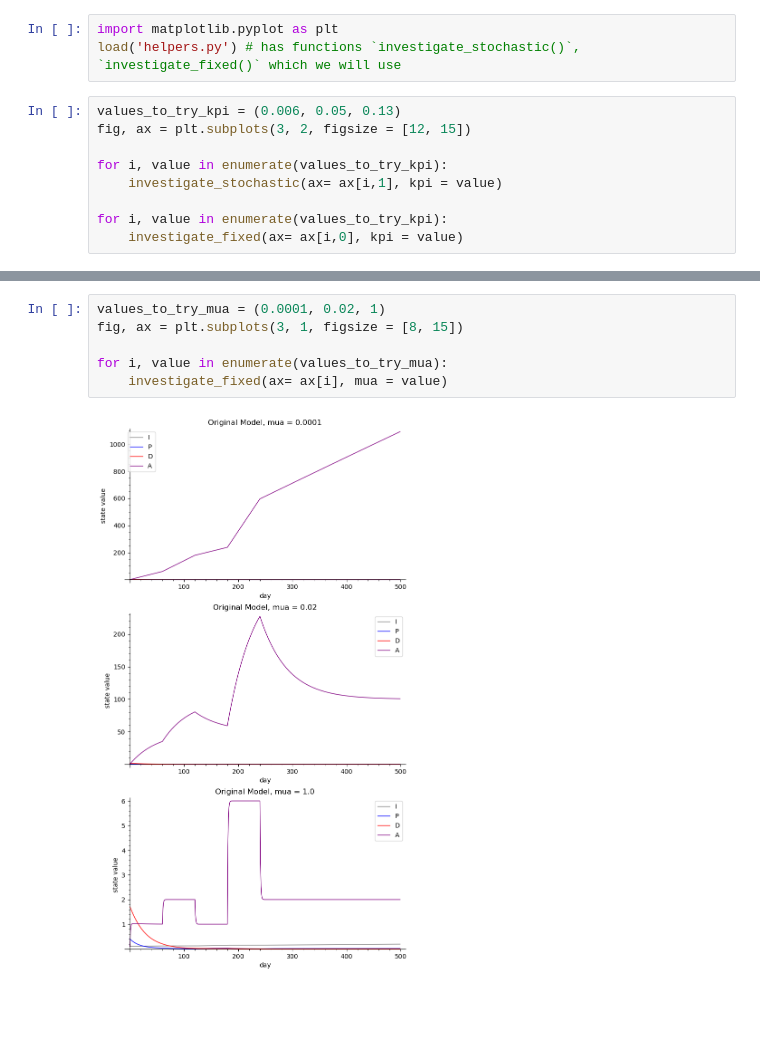
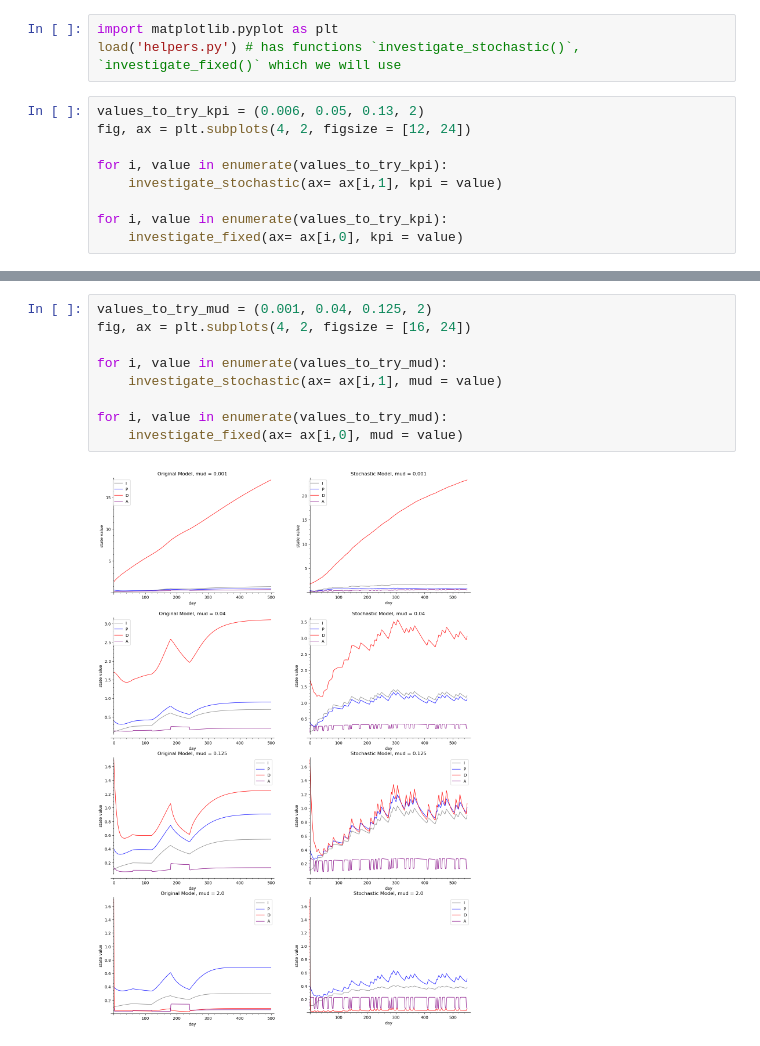
Before and after one commit to pascoesean/lupus-model, a Jupyter notebook: mathematical_model_sean.ipynb, the cells around one changed output, grey strips where cells are left out. Saved outputs shown, nothing was run; the diff lists cells and outputs as text; blank space fills up the shorter version.

```diff
--- a/mathematical_model_sean.ipynb
+++ b/mathematical_model_sean.ipynb
@@ -5,8 +5,8 @@
 import matplotlib.pyplot as plt
 load('helpers.py') # has functions `investigate_stochastic()`, `investigate_fixed()` which we will use
 # %%
-values_to_try_kpi = (0.006, 0.05, 0.13)
-fig, ax = plt.subplots(3, 2, figsize = [12, 15])
+values_to_try_kpi = (0.006, 0.05, 0.13, 2)
+fig, ax = plt.subplots(4, 2, figsize = [12, 24])
 
 for i, value in enumerate(values_to_try_kpi):
     investigate_stochastic(ax= ax[i,1], kpi = value)
@@ -18,8 +18,11 @@ for i, value in enumerate(values_to_try_kpi):
 # %%
-values_to_try_mua = (0.0001, 0.02, 1)
-fig, ax = plt.subplots(3, 1, figsize = [8, 15])
+values_to_try_mud = (0.001, 0.04, 0.125, 2)
+fig, ax = plt.subplots(4, 2, figsize = [16, 24])
 
-for i, value in enumerate(values_to_try_mua):
-    investigate_fixed(ax= ax[i], mua = value)
+for i, value in enumerate(values_to_try_mud):
+    investigate_stochastic(ax= ax[i,1], mud = value)
+
+for i, value in enumerate(values_to_try_mud):
+    investigate_fixed(ax= ax[i,0], mud = value)
 # %% [output]
-[figure, old version]
+[figure, new version]
```
Also changed, not shown: parts of 1 cell of this notebook, 4 other files.
